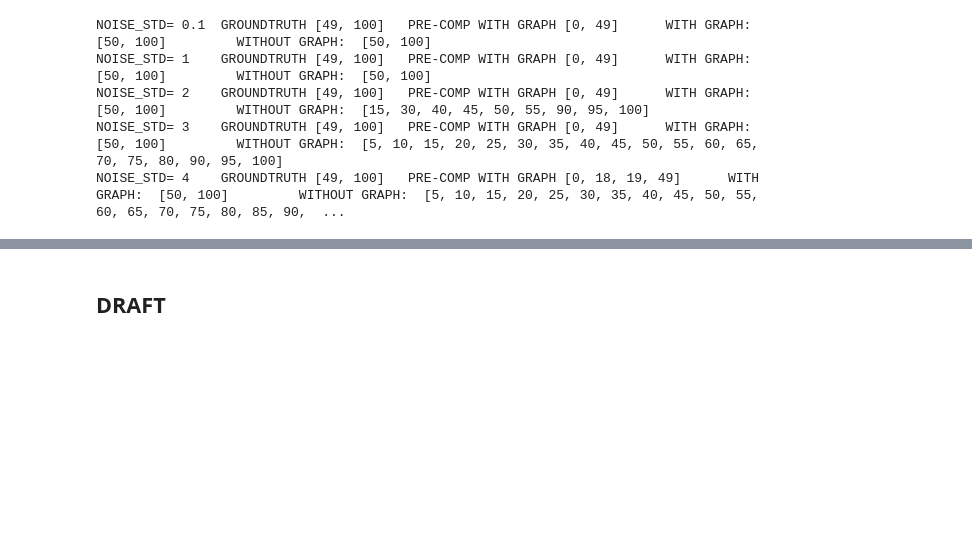
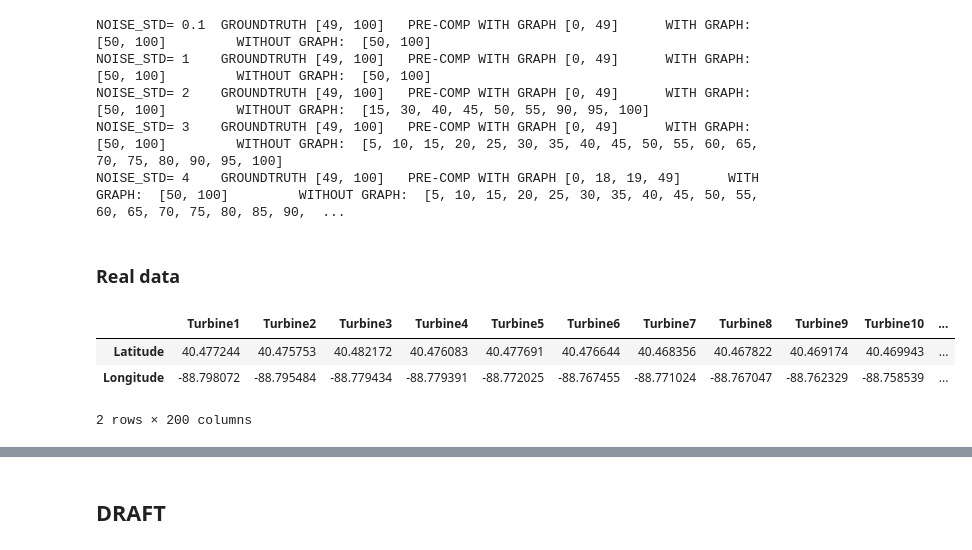
Before and after one commit to evenmatencio/graph-signals-change-point-detection, a Jupyter notebook: cpd_playground.ipynb, the cells around one changed output, grey strips where cells are left out. Drawn from its saved outputs; the diff is of its cells as text; code cells hidden in the pictures; blank space fills up the shorter version.

```diff
--- a/cpd_playground.ipynb
+++ b/cpd_playground.ipynb
@@ -544,3 +548,5 @@ NOISE_STD= 1    GROUNDTRUTH [49, 100]   PRE-COMP WITH GRAPH [0, 49]      WITH GR
 NOISE_STD= 2    GROUNDTRUTH [49, 100]   PRE-COMP WITH GRAPH [0, 49]      WITH GRAPH:  [50, 100]         WITHOUT GRAPH:  [15, 30, 40, 45, 50, 55, 90, 95, 100]
 NOISE_STD= 3    GROUNDTRUTH [49, 100]   PRE-COMP WITH GRAPH [0, 49]      WITH GRAPH:  [50, 100]         WITHOUT GRAPH:  [5, 10, 15, 20, 25, 30, 35, 40, 45, 50, 55, 60, 65, 70, 75, 80, 90, 95, 100]
 NOISE_STD= 4    GROUNDTRUTH [49, 100]   PRE-COMP WITH GRAPH [0, 18, 19, 49]      WITH GRAPH:  [50, 100]         WITHOUT GRAPH:  [5, 10, 15, 20, 25, 30, 35, 40, 45, 50, 55, 60, 65, 70, 75, 80, 85, 90,  ...
+# %% [markdown]
+### Real data
@@ -546,0 +590,8 @@ NOISE_STD= 4    GROUNDTRUTH [49, 100]   PRE-COMP WITH GRAPH [0, 18, 19, 49]
+# %%
+coord_df = pd.read_csv('data/turbines_coord.csv', index_col=0)
+coord_df.head(2)
+# %% [output]
+|  | Turbine1 | Turbine2 | Turbine3 | Turbine4 | Turbine5 | Turbine6 | Turbine7 | Turbine8 | Turbine9 | Turbine10 | ... |
+| Latitude | 40.477244 | 40.475753 | 40.482172 | 40.476083 | 40.477691 | 40.476644 | 40.468356 | 40.467822 | 40.469174 | 40.469943 | ... |
+| Longitude | -88.798072 | -88.795484 | -88.779434 | -88.779391 | -88.772025 | -88.767455 | -88.771024 | -88.767047 | -88.762329 | -88.758539 | ... |
+2 rows × 200 columns
```
Also changed, not shown: parts of 15 cells of this notebook, 2 other files.
